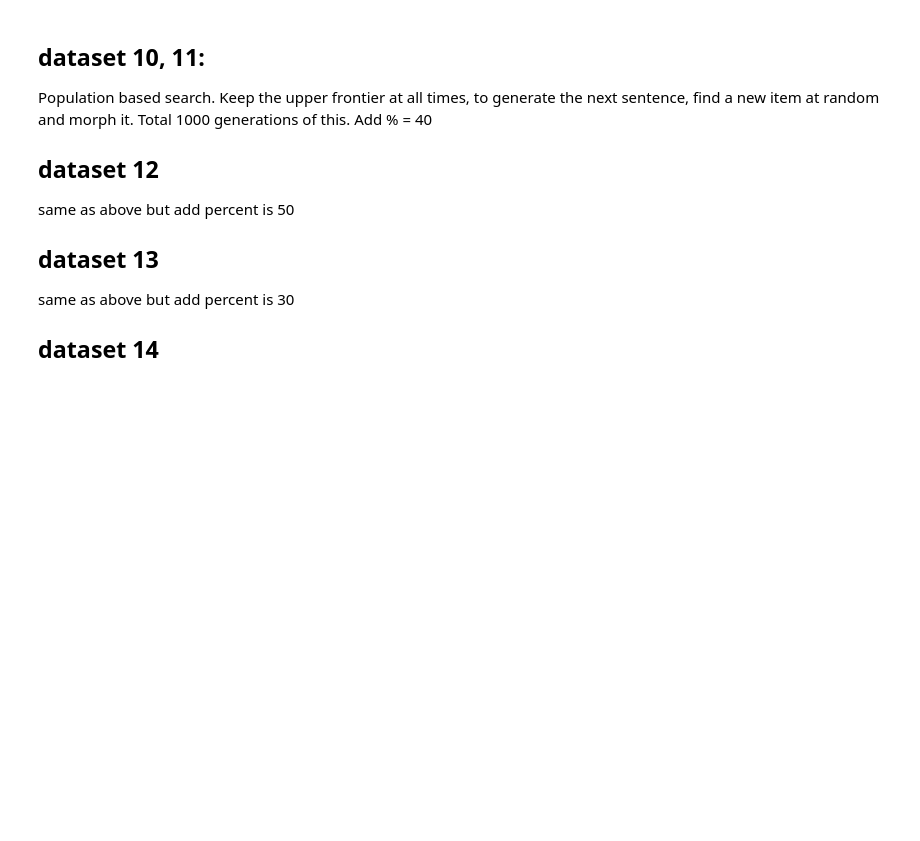
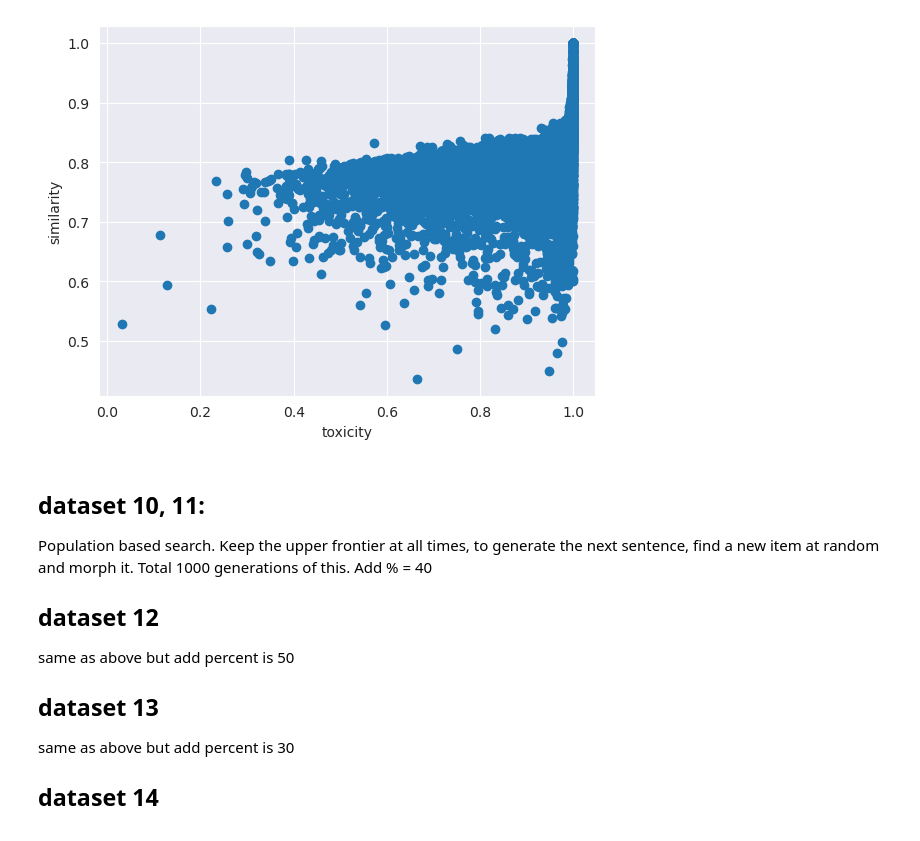
Before and after one commit to rajobasu/FYP, a Jupyter notebook: display/plotterntb.ipynb, the cells around one changed output. Saved outputs shown, nothing was run; the diff lists cells and outputs as text; code cells hidden in the pictures; blank space fills up the shorter version.

```diff
--- a/display/plotterntb.ipynb
+++ b/display/plotterntb.ipynb
@@ -121,3 +120,15 @@ corr:  nan
+# %%
+def show_scatter_plot(datafilenum: int):
+    datapoints = get_data_from_file(datafilenum)
+    fig, ax = plt.subplots()
+    ax.scatter([x.toxicity for x in datapoints], [x.similarity for x in datapoints])
+    ax.set_xlabel("toxicity")
+    ax.set_ylabel("similarity")
+    plt.show()
+# %%
+show_scatter_plot(53)
+# %% [output]
+[figure, added]
 # %% [markdown]
 ## dataset 10, 11:
 Population based search. Keep the upper frontier at all times, to generate the next sentence, find a new item at random and morph it. Total 1000 generations of this. Add % = 40
```
Also changed, not shown: parts of 3 cells of this notebook, 14 other files.
